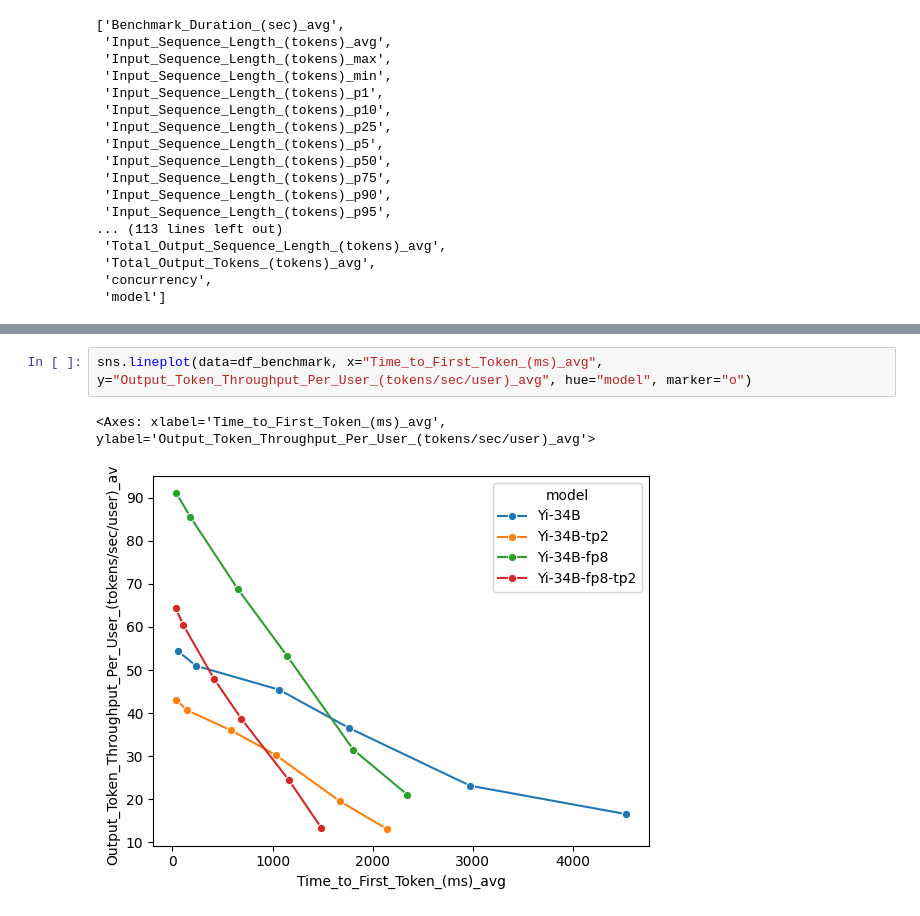
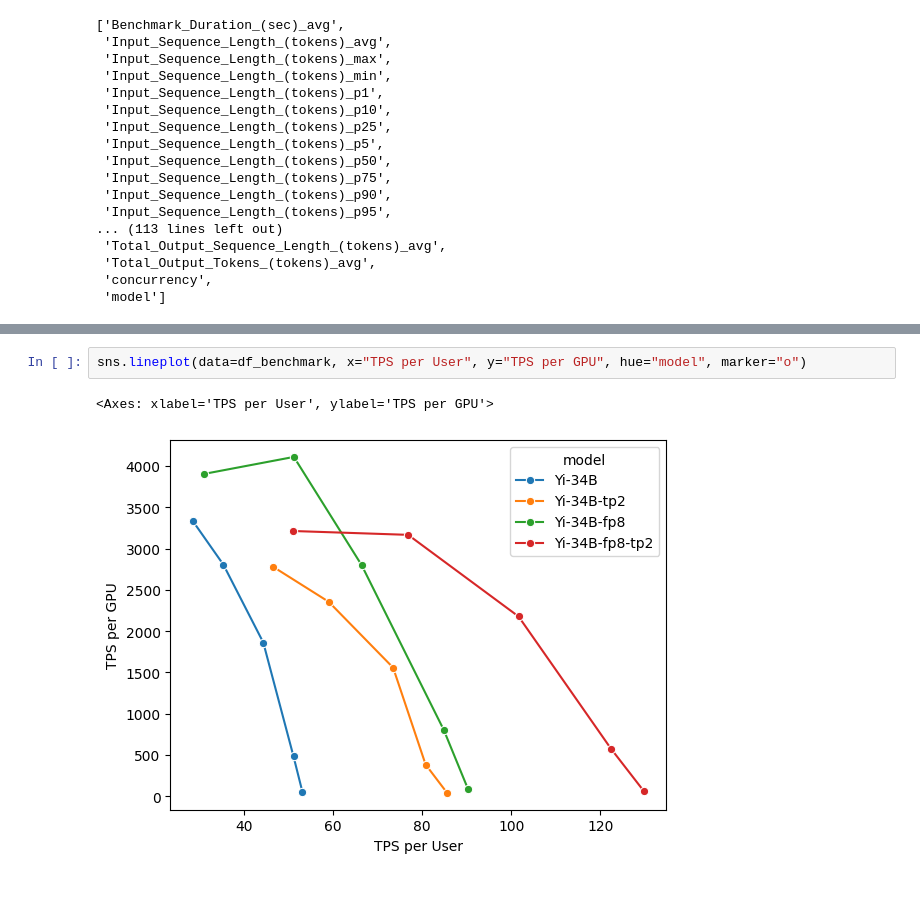
Before and after one commit to 5cat/Yi-34B-fp8-benchmark, a Jupyter notebook: Yi-34B-fp8-perf.ipynb, the cells around one changed output, grey strips where cells are left out. Drawn from its saved outputs; the diff is of its cells as text.

```diff
--- a/Yi-34B-fp8-perf.ipynb
+++ b/Yi-34B-fp8-perf.ipynb
@@ -803,5 +658,5 @@ sns.lineplot(data=df_benchmark, x="Inter_Token_Latency_(ms)_avg", y="Output_Toke
-# %%
-sns.lineplot(data=df_benchmark, x="Time_to_First_Token_(ms)_avg", y="Output_Token_Throughput_Per_User_(tokens/sec/user)_avg", hue="model", marker="o")
-# %% [output]
-<Axes: xlabel='Time_to_First_Token_(ms)_avg', ylabel='Output_Token_Throughput_Per_User_(tokens/sec/user)_avg'>
-[figure, removed]
+# %%
+sns.lineplot(data=df_benchmark, x="TPS per User", y="TPS per GPU", hue="model", marker="o")
+# %% [output]
+<Axes: xlabel='TPS per User', ylabel='TPS per GPU'>
+[figure, added]
```
Also changed, not shown: parts of 68 cells of this notebook.
